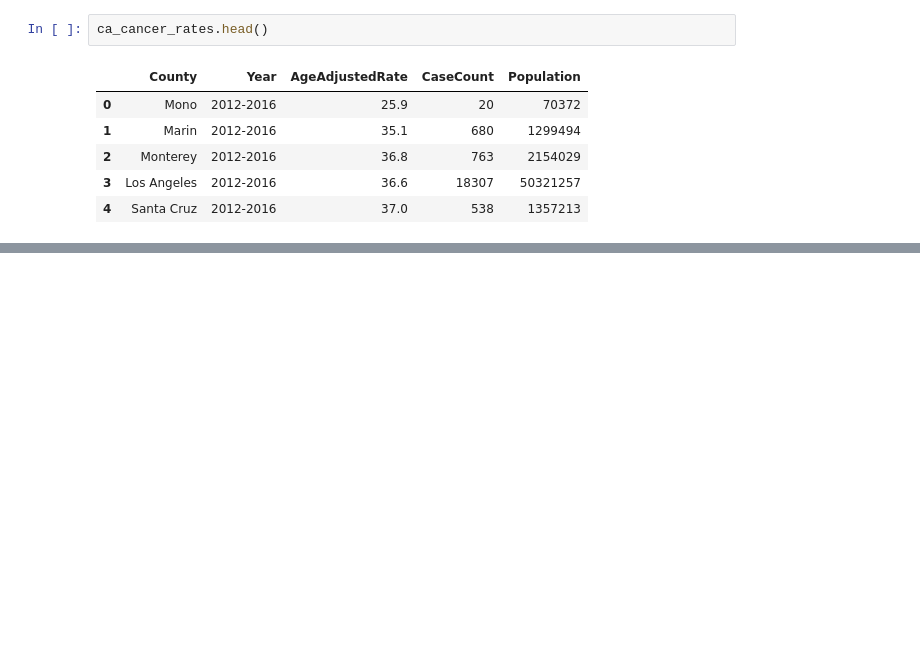
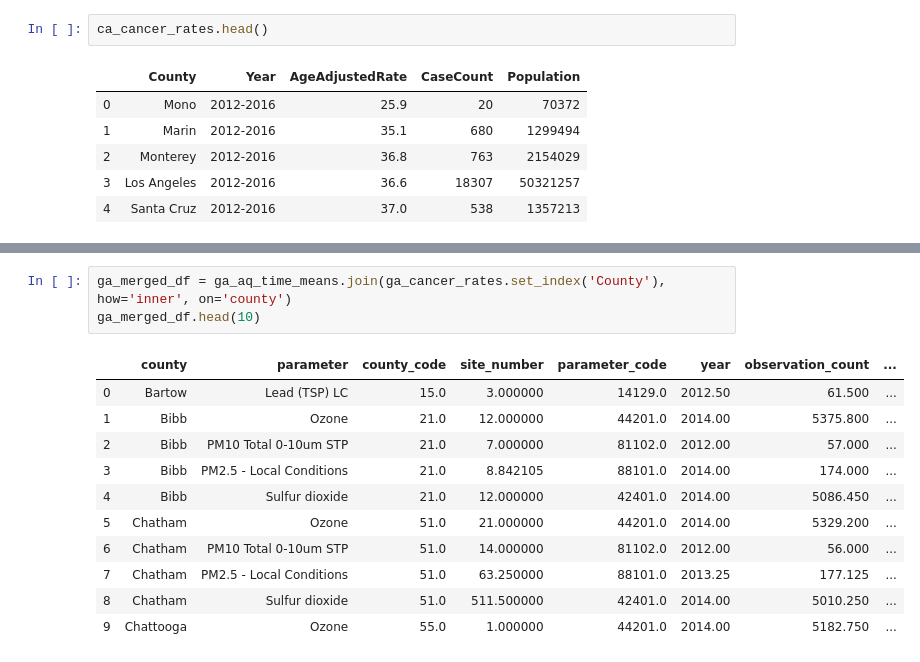
Before and after one commit to bbjornstad-flatiron/flatiron-mod3-project, a Jupyter notebook: data_analysis.ipynb, the cells around one changed output, grey strips where cells are left out. Drawn from its saved outputs; the diff is of its cells as text; blank space fills up the shorter version.

```diff
--- a/data_analysis.ipynb
+++ b/data_analysis.ipynb
@@ -49,0 +94,15 @@ Ttest_indResult(statistic=-40.842553528287645, pvalue=7.905230952890071e-43)
+# %%
+ga_merged_df = ga_aq_time_means.join(ga_cancer_rates.set_index('County'), how='inner', on='county')
+ga_merged_df.head(10)
+# %% [output]
+|  | county | parameter | county_code | site_number | parameter_code | year | observation_count | ... |
+| 0 | Bartow | Lead (TSP) LC | 15.0 | 3.000000 | 14129.0 | 2012.50 | 61.500 | ... |
+| 1 | Bibb | Ozone | 21.0 | 12.000000 | 44201.0 | 2014.00 | 5375.800 | ... |
+| 2 | Bibb | PM10 Total 0-10um STP | 21.0 | 7.000000 | 81102.0 | 2012.00 | 57.000 | ... |
+| 3 | Bibb | PM2.5 - Local Conditions | 21.0 | 8.842105 | 88101.0 | 2014.00 | 174.000 | ... |
+| 4 | Bibb | Sulfur dioxide | 21.0 | 12.000000 | 42401.0 | 2014.00 | 5086.450 | ... |
+| 5 | Chatham | Ozone | 51.0 | 21.000000 | 44201.0 | 2014.00 | 5329.200 | ... |
+| 6 | Chatham | PM10 Total 0-10um STP | 51.0 | 14.000000 | 81102.0 | 2012.00 | 56.000 | ... |
+| 7 | Chatham | PM2.5 - Local Conditions | 51.0 | 63.250000 | 88101.0 | 2013.25 | 177.125 | ... |
+| 8 | Chatham | Sulfur dioxide | 51.0 | 511.500000 | 42401.0 | 2014.00 | 5010.250 | ... |
+| 9 | Chattooga | Ozone | 55.0 | 1.000000 | 44201.0 | 2014.00 | 5182.750 | ... |
```
Also changed, not shown: parts of 16 cells of this notebook.
